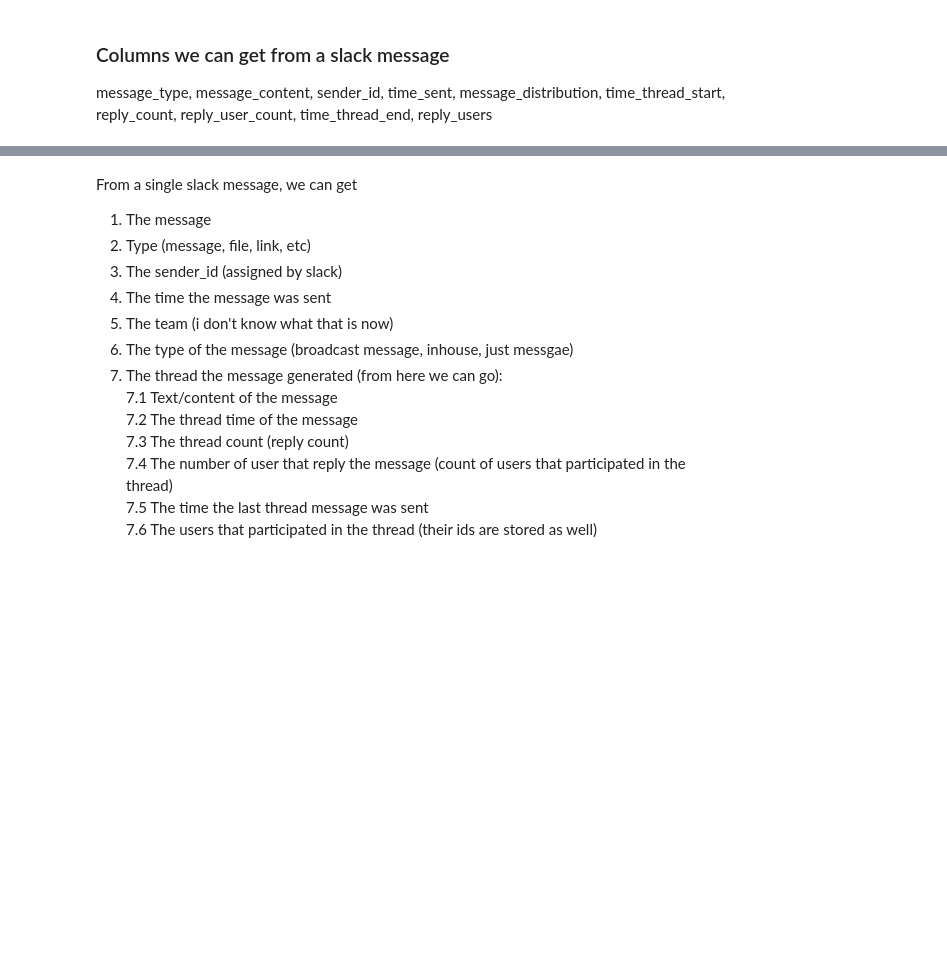
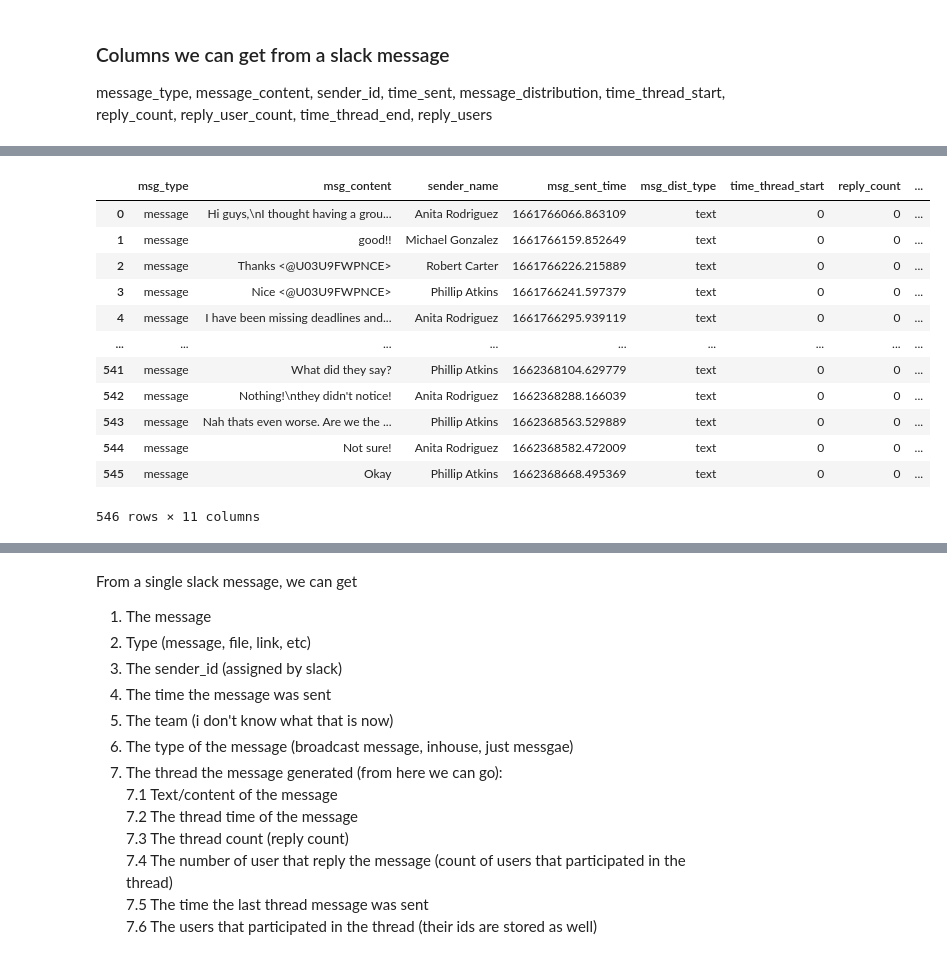
Before and after one commit to Lilyy22/week0_starter_network_analysis, a Jupyter notebook: notebooks/parse_slack_data.ipynb, the cells around one changed output, grey strips where cells are left out. Drawn from its saved outputs; the diff is of its cells as text; code cells hidden in the pictures; blank space fills up the shorter version.

Commit message:
feat: import the loader function and perform different operations

```diff
--- a/notebooks/parse_slack_data.ipynb
+++ b/notebooks/parse_slack_data.ipynb
@@ -11,7 +11,13 @@ from collections import Counter
 
 import pandas as pd
 from matplotlib import pyplot as plt
-import seaborn as sns
+# import seaborn as sns
 
-from nltk.corpus import stopwords
-from wordcloud import WordCloud
+# from nltk.corpus import stopwords
+# from wordcloud import WordCloud
+# Adding the 'src' folder to the Python path
+sys.path.append('../src')
+# Import json file loader method from loader.py
+from loader import SlackDataLoader
+
+slackDataLoader = SlackDataLoader('../data/anonymized')
@@ -31,0 +51,17 @@ message_type, message_content, sender_id, time_sent, message_distribution, time_
+# %%
+# get the first channel slack data
+slackDataLoader.slack_parser('../data/anonymized/ab_test-group/')
+# %% [output]
+|  | msg_type | msg_content | sender_name | msg_sent_time | msg_dist_type | time_thread_start | reply_count | ... |
+| 0 | message | Hi guys,\nI thought having a grou... | Anita Rodriguez | 1661766066.863109 | text | 0 | 0 | ... |
+| 1 | message | good!! | Michael Gonzalez | 1661766159.852649 | text | 0 | 0 | ... |
+| 2 | message | Thanks <@U03U9FWPNCE> | Robert Carter | 1661766226.215889 | text | 0 | 0 | ... |
+| 3 | message | Nice <@U03U9FWPNCE> | Phillip Atkins | 1661766241.597379 | text | 0 | 0 | ... |
+| 4 | message | I have been missing deadlines and... | Anita Rodriguez | 1661766295.939119 | text | 0 | 0 | ... |
+| ... | ... | ... | ... | ... | ... | ... | ... | ... |
+| 541 | message | What did they say? | Phillip Atkins | 1662368104.629779 | text | 0 | 0 | ... |
+| 542 | message | Nothing!\nthey didn't notice! | Anita Rodriguez | 1662368288.166039 | text | 0 | 0 | ... |
+| 543 | message | Nah thats even worse. Are we the ... | Phillip Atkins | 1662368563.529889 | text | 0 | 0 | ... |
+| 544 | message | Not sure! | Anita Rodriguez | 1662368582.472009 | text | 0 | 0 | ... |
+| 545 | message | Okay | Phillip Atkins | 1662368668.495369 | text | 0 | 0 | ... |
+546 rows × 11 columns
```
Also changed, not shown: parts of 6 cells of this notebook, 1 other file.
